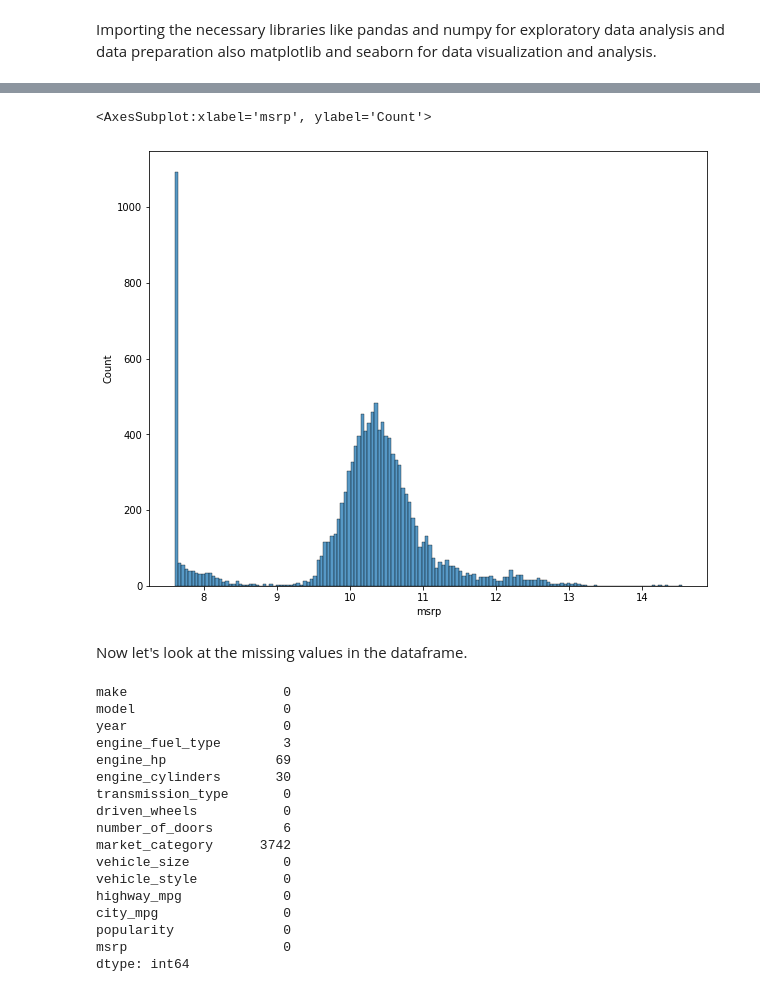
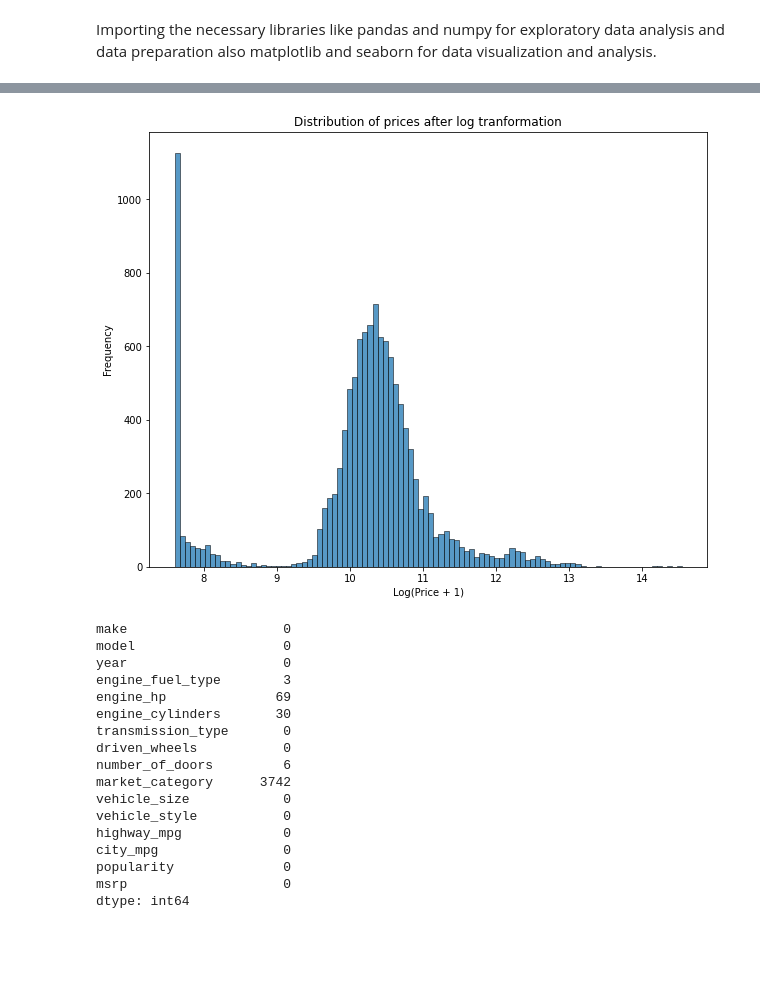
Before and after one commit to ugoswami11/ml-course-bootcamp, a Jupyter notebook: notebooks/car-price.ipynb, the cells around one changed output, grey strips where cells are left out. Drawn from its saved outputs; the diff is of its cells as text; code cells hidden in the pictures; blank space fills up the shorter version.

```diff
--- a/notebooks/car-price.ipynb
+++ b/notebooks/car-price.ipynb
@@ -117,11 +65,16 @@ msrp_log = np.log1p(df.msrp)
-# %%
-plt.figure(figsize=(10,8))
-sns.histplot(msrp_log, bins=150)
-# %% [output]
-<AxesSubplot:xlabel='msrp', ylabel='Count'>
-[figure, removed]
-# %% [markdown]
-Now let's look at the missing values in the dataframe.
+# %%
+log_price = np.log1p(df.msrp)
+
+plt.figure(figsize=(10, 8))
+
+sns.histplot(log_price, bins=100)
+plt.ylabel('Frequency')
+plt.xlabel('Log(Price + 1)')
+plt.title('Distribution of prices after log tranformation')
+
+plt.show()
+# %% [output]
+[figure, added]
 # %%
 df.isnull().sum()
 # %% [output]
```
Also changed, not shown: parts of 111 cells of this notebook.
